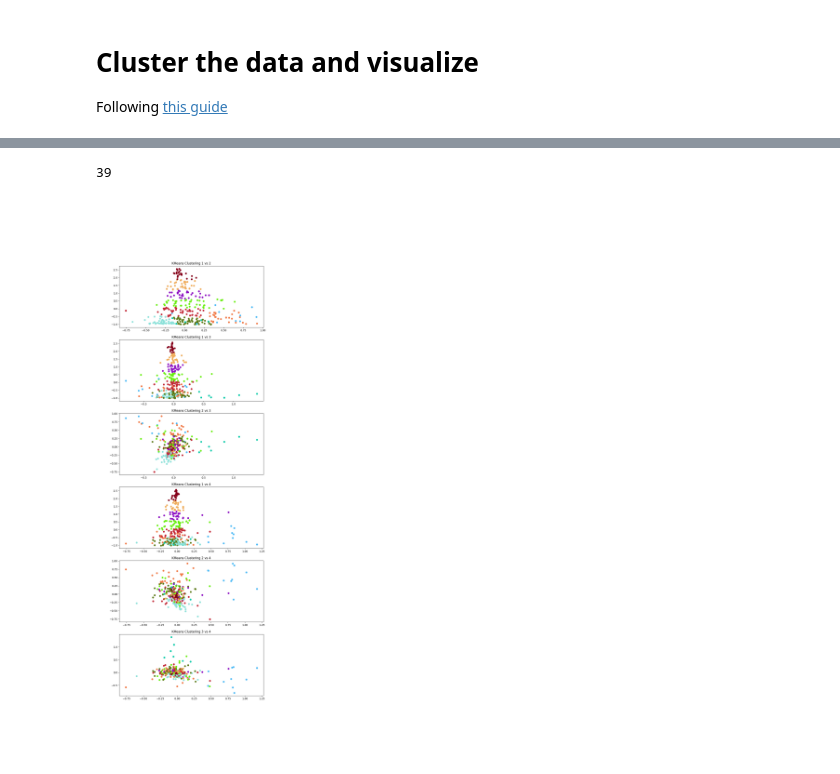
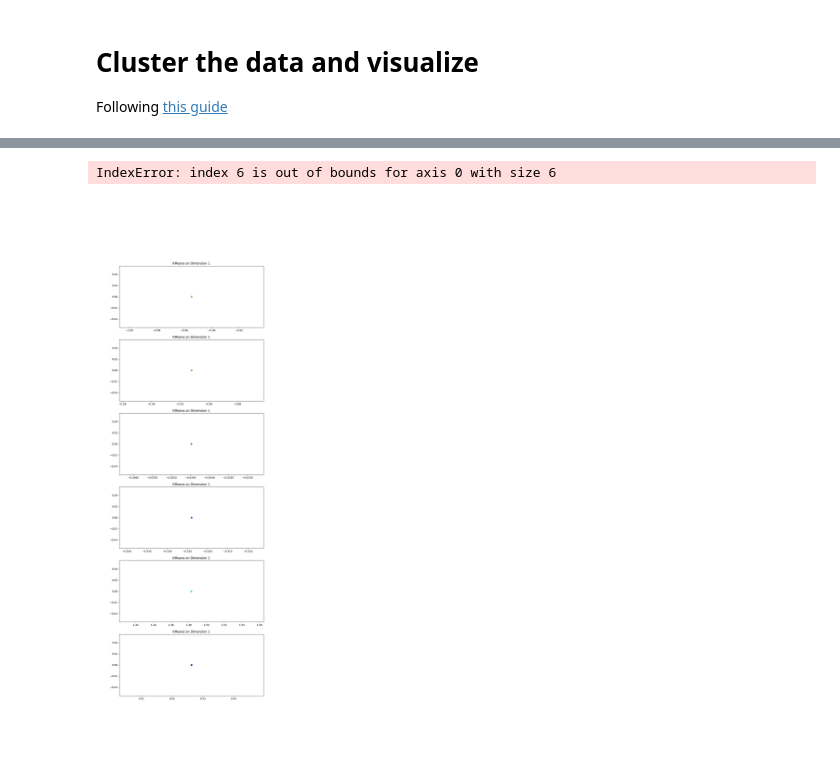
Before and after one commit to Lev-Stambler/math_cluster, a Jupyter notebook: py/cluster.ipynb, the cells around one changed output, grey strips where cells are left out. Drawn from its saved outputs; the diff is of its cells as text; code cells hidden in the pictures.

```diff
--- a/py/cluster.ipynb
+++ b/py/cluster.ipynb
@@ -32,7 +32,7 @@ import numpy as np
 import json
 import cluster
 
-file_path = f"data_store/embeddings_seed_69420_size_1000.json"
+file_path = f"data_store/embeddings_seed_69420_size_10000.json"
 embeddings: List[Tuple[str, List[float]]] = json.load(open(file_path, "r"))
 
 N_CLUSTERS = 10
@@ -60,6 +60,7 @@ Requirement already satisfied: asttokens>=2.1.0 in /home/lev/.local/lib/python3.
 Requirement already satisfied: six in /home/lev/.local/lib/python3.9/site-packages (from asttokens>=2.1.0->stack-data->ipython>=6.1.0->ipywidgets) (1.16.0)
 # %%
-choices = np.random.choice(np.arange(len(df)), size=400)
+np.random.seed(69_420)
+choices = np.random.choice(np.arange(len(df)), size=200)
 # %%
 
 # %matplotlib inline
@@ -75,38 +76,38 @@ from matplotlib.text import Annotation
 # 		np.random.seed(label[i])
 # 		ax.scatter(df[i , 0] , df[i , 1] , label = f"Cluster {i}", color = np.random.rand(3,))
 colors = np.random.rand(N_CLUSTERS, 3)
 scs = []
 # for i in range (len(df[:100])):
 fig, ax = plt.subplots(int(N_DIMS * (N_DIMS - 1) / 2), figsize=(10,30))
 
 plot_idx = 0
 
 for dim_1 in range(N_DIMS):
-    for dim_2 in range(dim_1):
-        for i in choices:
-            sc = ax[plot_idx].scatter(df[i, dim_1], df[i, dim_2], label=embeddings[i][0], color=colors[label[i]])
-            ax[plot_idx].set_title(f"KMeans Clustering {dim_2 + 1} vs {dim_1 + 1}")
-            scs.append(sc)
+    # for dim_2 in range(dim_1):
+    for i in choices:
+        sc = ax[plot_idx].scatter(df[i, dim_1], 0, label=embeddings[i][0], color=colors[label[i]])
+        ax[plot_idx].set_title(f"KMeans on Dimension {dim_1 + 1}")
+        scs.append(sc)
 
         crs = mplcursors.cursor(ax[plot_idx], hover=True)
         # ax[plot_idx].figure(figsize=(10,6))
-        plot_idx += 1
+    plot_idx += 1
 
 crs.connect("add", lambda sel: sel.annotation.set_text(sel.annotation._text))#embeddings[sel.index][0]))#, sel.target[0], sel.target[1])))
 # plt.show()
 # for l in label:
 #     mask = label == l
 #     sc = ax.scatter(df[mask, 0], df[mask, 1], label=f"Cluster {l}", color=np.random.rand(3,))
 #     scs.append(sc)
 def on_plot_hover(event):
     # Iterating over each data member plotted
     return
     for curve in sc.get_lines():
         # Searching which data member corresponds to current mouse position
         if curve.contains(event)[0]:
             print("over %s" % curve.get_gid())
 
 fig.canvas.mpl_connect('motion_notify_event', on_plot_hover)
 # %% [output]
-39
+IndexError: index 6 is out of bounds for axis 0 with size 6
-[figure, old version]
+[figure, new version]
```
Also changed, not shown: parts of 2 cells of this notebook, 1 other file.
